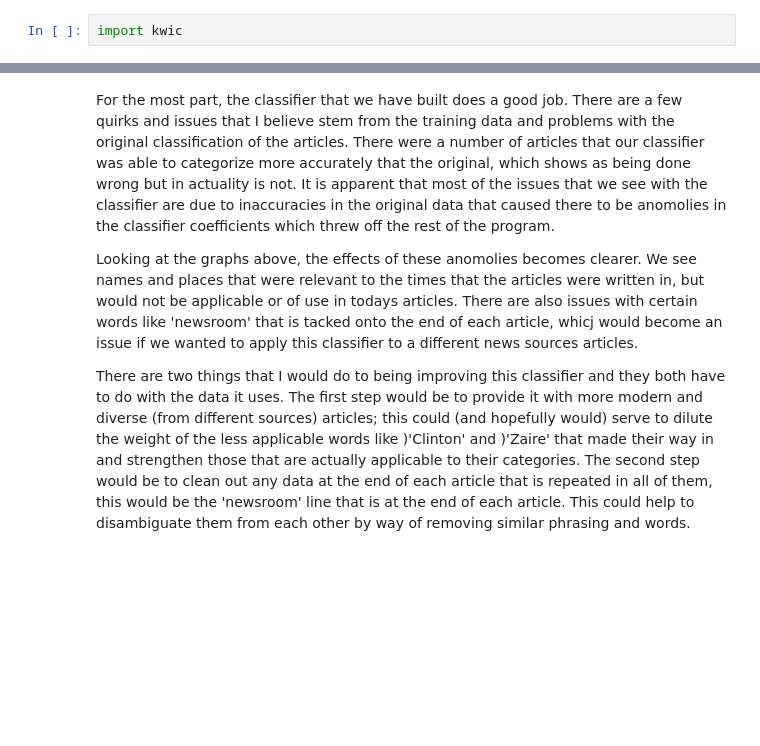
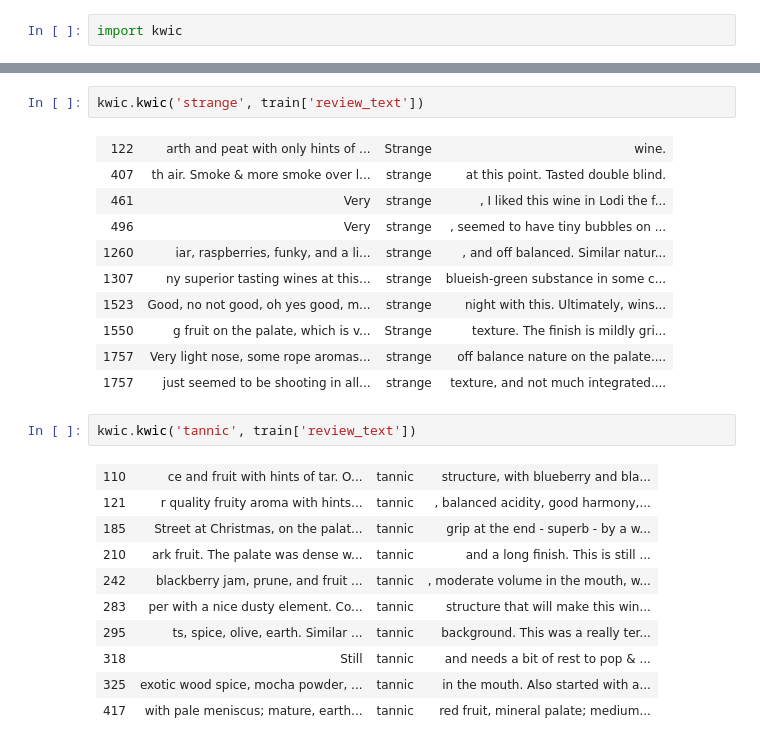
Before and after one commit to michael-tobin/Ling583-project-2-michael-tobin, a Jupyter notebook: 4-Project_2-SGD-lime.ipynb, the cells around one changed output, grey strips where cells are left out. Drawn from its saved outputs; the diff is of its cells as text; blank space fills up the shorter version.

```diff
--- a/4-Project_2-SGD-lime.ipynb
+++ b/4-Project_2-SGD-lime.ipynb
@@ -127,6 +136,26 @@ kwic.kwic('upper', train[''])
-# %% [markdown]
-For the most part, the classifier that we have built does a good job. There are a few quirks and issues that I believe stem from the training data and problems with the original classification of the articles. There were a number of articles that our classifier was able to categorize more accurately that the original, which shows as being done wrong but in actuality is not. It is apparent that most of the issues that we see with the classifier are due to inaccuracies in the original data that caused there to be anomolies in the classifier coefficients which threw off the rest of the program.
-
-Looking at the graphs above, the effects of these anomolies becomes clearer. We see names and places that were relevant to the times that the articles were written in, but would not be applicable or of use in todays articles. There are also issues with certain words like 'newsroom' that is tacked onto the end of each article, whicj would become an issue if we wanted to apply this classifier to a different news sources articles.
-
-There are two things that I would do to being improving this classifier and they both have to do with the data it uses. The first step would be to provide it with more modern and diverse (from different sources) articles; this could (and hopefully would) serve to dilute the weight of the less applicable words like )'Clinton' and )'Zaire' that made their way in and strengthen those that are actually applicable to their categories. The second step would be to clean out any data at the end of each article that is repeated in all of them, this would be the 'newsroom' line that is at the end of each article. This could help to disambiguate them from each other by way of removing similar phrasing and words.
+# %%
+kwic.kwic('strange', train['review_text'])
+# %% [output]
+| 122 | arth and peat with only hints of ... | Strange | wine. |
+| 407 | th air. Smoke & more smoke over l... | strange | at this point. Tasted double blind. |
+| 461 | Very | strange | , I liked this wine in Lodi the f... |
+| 496 | Very | strange | , seemed to have tiny bubbles on ... |
+| 1260 | iar, raspberries, funky, and a li... | strange | , and off balanced. Similar natur... |
+| 1307 | ny superior tasting wines at this... | strange | blueish-green substance in some c... |
+| 1523 | Good, no not good, oh yes good, m... | strange | night with this. Ultimately, wins... |
+| 1550 | g fruit on the palate, which is v... | Strange | texture. The finish is mildly gri... |
+| 1757 | Very light nose, some rope aromas... | strange | off balance nature on the palate.... |
+| 1757 | just seemed to be shooting in all... | strange | texture, and not much integrated.... |
+# %%
+kwic.kwic('tannic', train['review_text'])
+# %% [output]
+| 110 | ce and fruit with hints of tar. O... | tannic | structure, with blueberry and bla... |
+| 121 | r quality fruity aroma with hints... | tannic | , balanced acidity, good harmony,... |
+| 185 | Street at Christmas, on the palat... | tannic | grip at the end - superb - by a w... |
+| 210 | ark fruit. The palate was dense w... | tannic | and a long finish. This is still ... |
+| 242 | blackberry jam, prune, and fruit ... | tannic | , moderate volume in the mouth, w... |
+| 283 | per with a nice dusty element. Co... | tannic | structure that will make this win... |
+| 295 | ts, spice, olive, earth. Similar ... | tannic | background. This was a really ter... |
+| 318 | Still | tannic | and needs a bit of rest to pop & ... |
+| 325 | exotic wood spice, mocha powder, ... | tannic | in the mouth. Also started with a... |
+| 417 | with pale meniscus; mature, earth... | tannic | red fruit, mineral palate; medium... |
```
Also changed, not shown: parts of 16 cells of this notebook, 6 other files.
